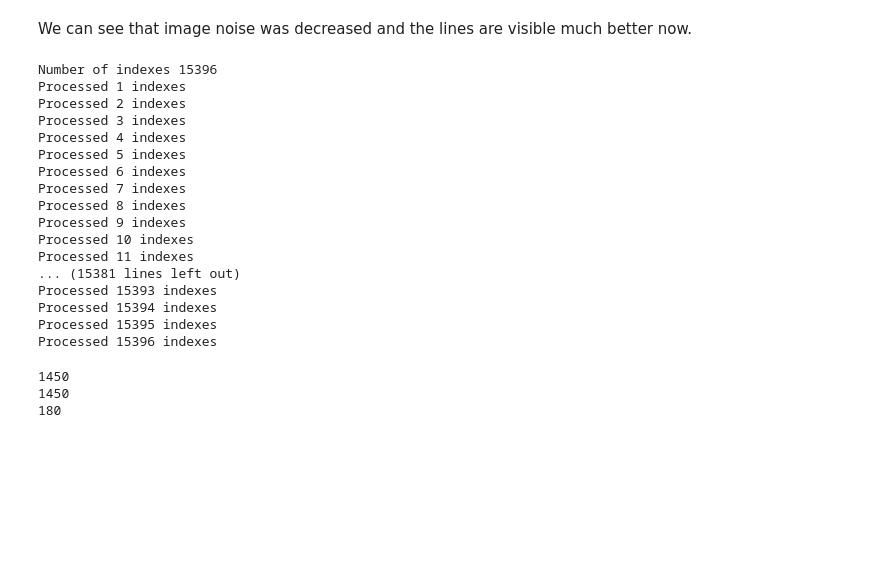
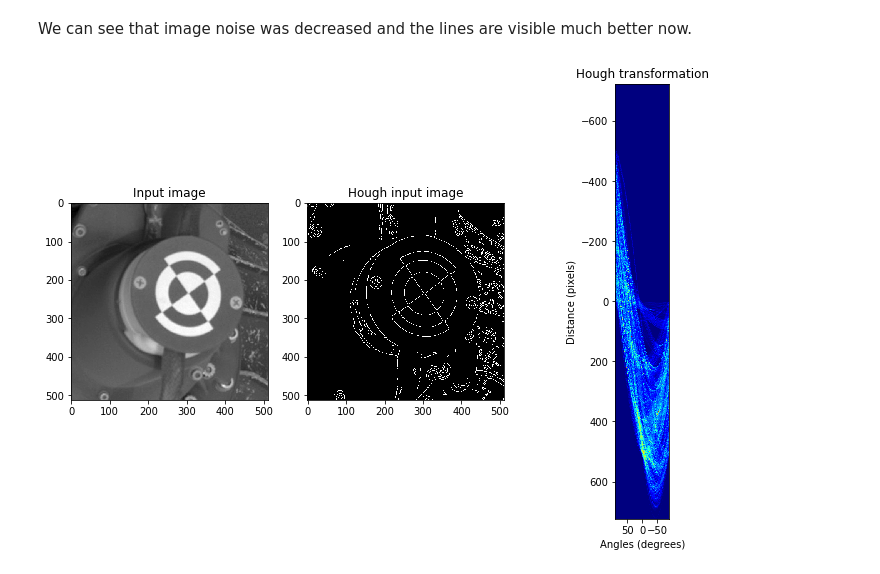
Before and after one commit to Progern/computer-vision-hw, a Jupyter notebook: cv-1-1/cv-hw-1-1.ipynb, the cells around one changed output. Drawn from its saved outputs; the diff is of its cells as text; code cells hidden in the pictures; blank space fills up the shorter version.

```diff
--- a/cv-1-1/cv-hw-1-1.ipynb
+++ b/cv-1-1/cv-hw-1-1.ipynb
@@ -357,2 +354,24 @@ def HoughLines(image):
 
     return thetas, rhos, accumulator
+# %%
+# Method to visualize hough lines
+
+def plot_hough_lines(image, trans_image, accumulator, rhos, thetas):
+
+    # Create output figure
+
+    fig, ax = plt.subplots(1,3, figsize = (12,8))
+
+    ax[0].imshow(image, cmap=plt.cm.gray)
+    ax[0].set_title('Input image')
+
+    ax[1].imshow(trans_image, cmap=plt.cm.gray)
+    ax[1].set_title('Hough input image')
+
+    ax[2].imshow(accumulator, cmap='jet', extent=[np.rad2deg(thetas[-1]), np.rad2deg(thetas[0]), rhos[-1], rhos[0]])
+    ax[2].set_aspect('equal', adjustable='box')
+    ax[2].set_title('Hough transformation')
+    ax[2].set_xlabel('Angles (degrees)')
+    ax[2].set_ylabel('Distance (pixels)')
+
+    plt.show()
@@ -392,31 +419,8 @@ We can see that image noise was decreased and the lines are visible much better
 # %%
 # Apply Hough space algorithm
 
-accumulator, thetas, rhos = HoughLines(hysteresys_img)
+thetas, rhos, accumulator = HoughLines(hysteresys_img, angle_step = 1, value_threshold = 4)
-# %% [output]
-Number of indexes 15396
-Processed 1 indexes
-Processed 2 indexes
-Processed 3 indexes
-Processed 4 indexes
-Processed 5 indexes
-Processed 6 indexes
-Processed 7 indexes
-Processed 8 indexes
-Processed 9 indexes
-Processed 10 indexes
-Processed 11 indexes
-... (15381 lines left out)
-Processed 15393 indexes
-Processed 15394 indexes
-Processed 15395 indexes
-Processed 15396 indexes
-# %%
-# Easiest peak finding based on max votes
-print(len(thetas))
-print(len(rhos))
-print(len(accumulator))
-# %% [output]
-1450
-1450
-180
+# %%
+plot_hough_lines(sample_image, hysteresys_img, accumulator, rhos, thetas)
+# %% [output]
+[figure, added]
```
Also changed, not shown: parts of 17 cells of this notebook.
